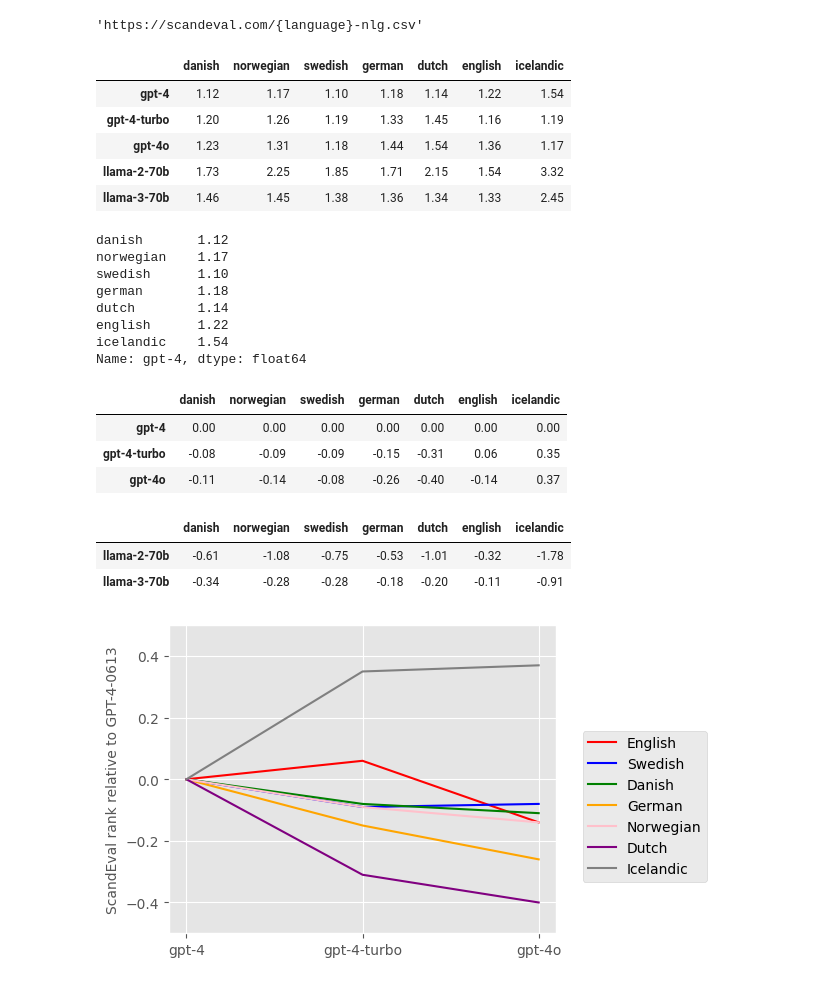
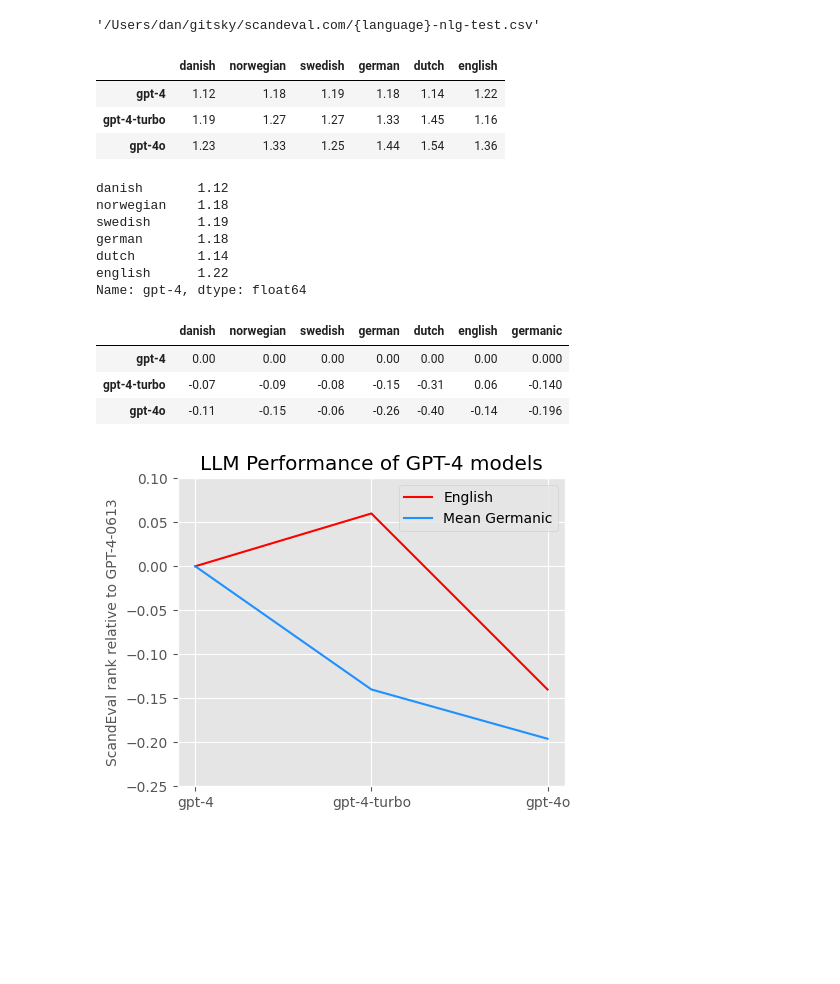
Before and after one commit to ScandEval/scandeval.github.io, a Jupyter notebook: python/gpt4-drop-plot.ipynb, the cells around one changed output. Cells and saved outputs as stored; diff of their text form; code cells hidden in the pictures; blank space fills up the shorter version.

Commit message:
chore: Update gpt4-drop-plot

```diff
--- a/python/gpt4-drop-plot.ipynb
+++ b/python/gpt4-drop-plot.ipynb
@@ -7,27 +7,25 @@ import matplotlib.patches as mpatches
 
 plt.style.use('ggplot')
 # %%
-CSV_PATHS = 'https://scandeval.com/{language}-nlg.csv'
-#CSV_PATHS = str(Path.home() / "gitsky" / "scandeval.com" / "{language}-nlg-test.csv")
+#CSV_PATHS = 'https://scandeval.com/{language}-nlg.csv'
+CSV_PATHS = str(Path.home() / "gitsky" / "scandeval.com" / "{language}-nlg-test.csv")
 CSV_PATHS
 # %% [output]
-'https://scandeval.com/{language}-nlg.csv'
+'/Users/dan/gitsky/scandeval.com/{language}-nlg-test.csv'
+# %%
+LANGUAGES = ['danish', 'norwegian', 'swedish', 'german', 'dutch', 'english']
 # %%
 gpt4_models = {
     "gpt-4-0613": "gpt-4",
     "gpt-4-1106-preview": "gpt-4-turbo",
     "gpt-4o-2024-05-13": "gpt-4o",
 }
-llama_models = {
-    "meta-llama/Llama-2-70b-hf": "llama-2-70b",
-    "meta-llama/Meta-Llama-3-70B": "llama-3-70b",
-}
 
-all_models = list(gpt4_models.keys()) + list(llama_models.keys())
-all_new_models = list(gpt4_models.values()) + list(llama_models.values())
+all_models = list(gpt4_models.keys())
+all_new_models = list(gpt4_models.values())
 
 results_dict = dict()
-for language in ['danish', 'norwegian', 'swedish', 'german', 'dutch', 'english', 'icelandic']:
+for language in LANGUAGES:
     df = (
         pd
         .read_csv(CSV_PATHS.format(language=language))
@@ -41,77 +39,49 @@ for language in ['danish', 'norwegian', 'swedish', 'german', 'dutch', 'english',
         if model not in scores:
             scores.loc[model] = scores.loc[list(gpt4_models.keys())[0]]
 
-    for model in llama_models:
-        if model not in scores:
-            scores.loc[model] = scores.loc[list(llama_models.keys())[0]]
-
     scores = scores.loc[all_models]
     results_dict[language] = scores.tolist()
 
 df = pd.DataFrame(results_dict, index=all_new_models)
 df
 # %% [output]
-|  | danish | norwegian | swedish | german | dutch | english | icelandic |
-| gpt-4 | 1.12 | 1.17 | 1.10 | 1.18 | 1.14 | 1.22 | 1.54 |
-| gpt-4-turbo | 1.20 | 1.26 | 1.19 | 1.33 | 1.45 | 1.16 | 1.19 |
-| gpt-4o | 1.23 | 1.31 | 1.18 | 1.44 | 1.54 | 1.36 | 1.17 |
-| llama-2-70b | 1.73 | 2.25 | 1.85 | 1.71 | 2.15 | 1.54 | 3.32 |
-| llama-3-70b | 1.46 | 1.45 | 1.38 | 1.36 | 1.34 | 1.33 | 2.45 |
+|  | danish | norwegian | swedish | german | dutch | english |
+| gpt-4 | 1.12 | 1.18 | 1.19 | 1.18 | 1.14 | 1.22 |
+| gpt-4-turbo | 1.19 | 1.27 | 1.27 | 1.33 | 1.45 | 1.16 |
+| gpt-4o | 1.23 | 1.33 | 1.25 | 1.44 | 1.54 | 1.36 |
 # %%
 gpt4_values = df.loc[list(gpt4_models.values())[0]]
 gpt4_values
 # %% [output]
 danish       1.12
-norwegian    1.17
-swedish      1.10
+norwegian    1.18
+swedish      1.19
 german       1.18
 dutch        1.14
 english      1.22
-icelandic    1.54
 Name: gpt-4, dtype: float64
 # %%
 gpt4_df = df.loc[list(gpt4_models.values())]
 gpt4_df = gpt4_values - gpt4_df
+gpt4_df["germanic"] = gpt4_df.drop(columns="english").mean(axis=1)
 gpt4_df
 # %% [output]
-|  | danish | norwegian | swedish | german | dutch | english | icelandic |
-| gpt-4 | 0.00 | 0.00 | 0.00 | 0.00 | 0.00 | 0.00 | 0.00 |
-| gpt-4-turbo | -0.08 | -0.09 | -0.09 | -0.15 | -0.31 | 0.06 | 0.35 |
-| gpt-4o | -0.11 | -0.14 | -0.08 | -0.26 | -0.40 | -0.14 | 0.37 |
+|  | danish | norwegian | swedish | german | dutch | english | germanic |
+| gpt-4 | 0.00 | 0.00 | 0.00 | 0.00 | 0.00 | 0.00 | 0.000 |
+| gpt-4-turbo | -0.07 | -0.09 | -0.08 | -0.15 | -0.31 | 0.06 | -0.140 |
+| gpt-4o | -0.11 | -0.15 | -0.06 | -0.26 | -0.40 | -0.14 | -0.196 |
-# %%
-llama_df = df.loc[list(llama_models.values())]
-llama_df = gpt4_values - llama_df
-llama_df
-# %% [output]
-|  | danish | norwegian | swedish | german | dutch | english | icelandic |
-| llama-2-70b | -0.61 | -1.08 | -0.75 | -0.53 | -1.01 | -0.32 | -1.78 |
-| llama-3-70b | -0.34 | -0.28 | -0.28 | -0.18 | -0.20 | -0.11 | -0.91 |
 # %%
-#fig, ax = plt.subplots(nrows=1, ncols=2, figsize=(10, 4))
 plt.figure(figsize=(5,4))
 
 plt.plot(gpt4_df.english, label="English", color='red')
-plt.plot(gpt4_df.swedish, label="Swedish", color='blue')
-plt.plot(gpt4_df.danish, label="Danish", color='green')
-plt.plot(gpt4_df.german, label="German", color='orange')
-plt.plot(gpt4_df.norwegian, label="Norwegian", color='pink')
-plt.plot(gpt4_df.dutch, label="Dutch", color='purple')
-plt.plot(gpt4_df.icelandic, label="Icelandic", color='gray')
-plt.ylim(-0.5, 0.5)
+plt.plot(gpt4_df.germanic, label="Mean Germanic", color='dodgerblue')
 
-# ax[1].plot(llama_df.english, color='red')
-# ax[1].plot(llama_df.swedish, color='blue')
-# ax[1].plot(llama_df.danish, color='green')
-# ax[1].plot(llama_df.german, color='orange')
-# ax[1].plot(llama_df.norwegian, color='pink')
-# ax[1].plot(llama_df.dutch, color='purple')
-# ax[1].plot(llama_df.icelandic, color='gray')
-# ax[1].set_ylim(-0.5, 0.1)
-
+plt.title("LLM Performance of GPT-4 models")
+plt.ylim(-0.25, 0.1)
 plt.ylabel('ScandEval rank relative to GPT-4-0613', fontsize=10)
-plt.legend(bbox_to_anchor=(1.05, 0.68))
+plt.legend()
 
 plt.savefig('gpt4-drop.png', bbox_inches="tight", dpi=300)
 plt.show()
 # %% [output]
-[figure, old version]
+[figure, new version]
```
Also changed, not shown: 1 other file.
